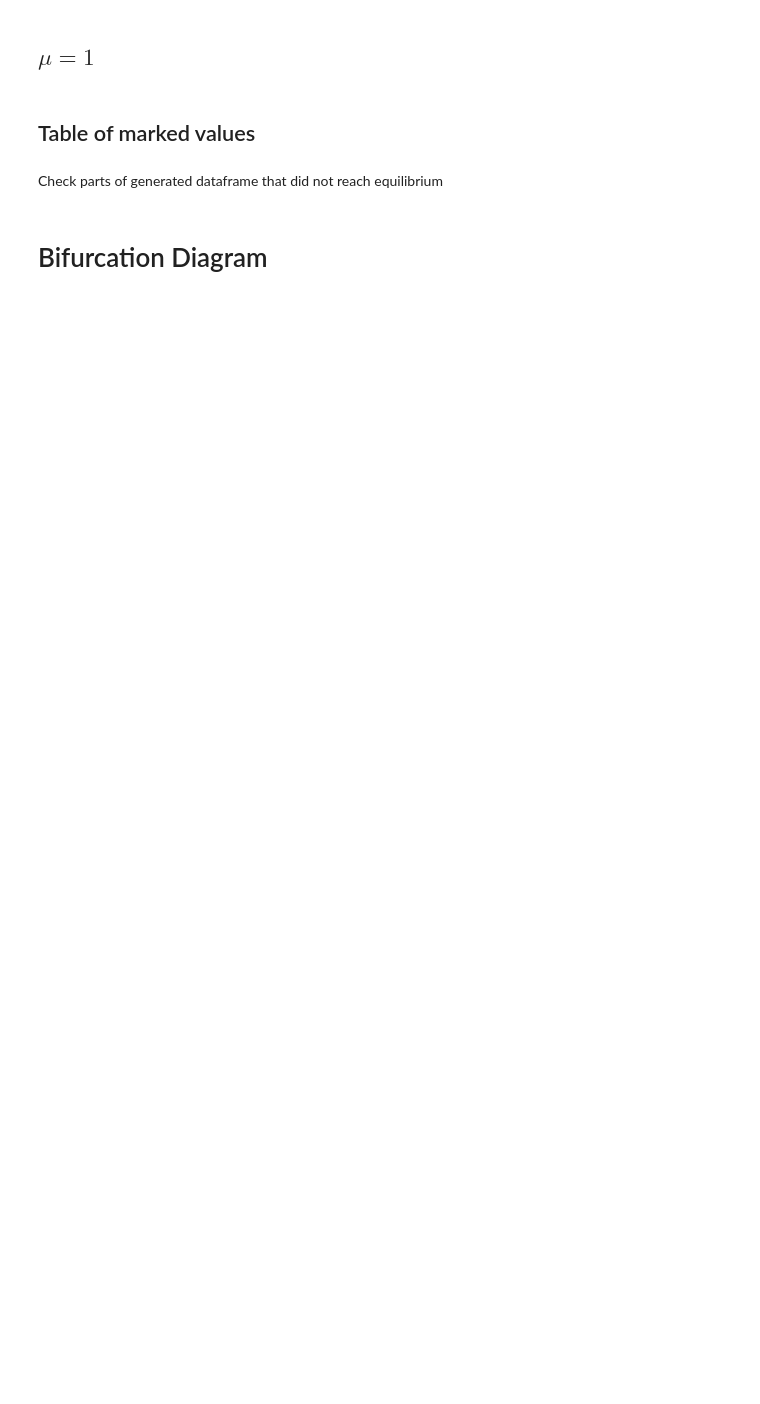
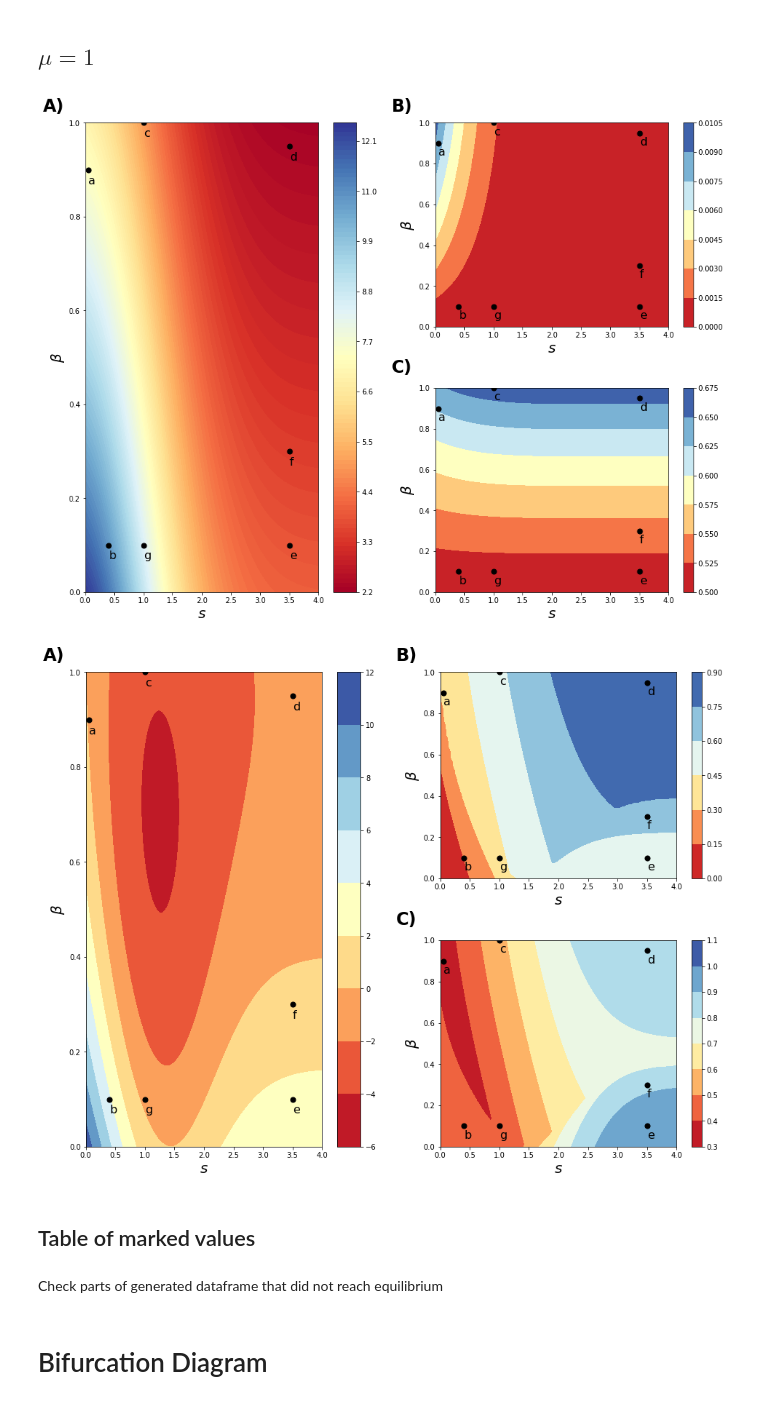
Before and after one commit to taliaborofsky/SocialLearning_Payoff, a Jupyter notebook: PO_Trajectories.ipynb, the cells around one changed output. Drawn from its saved outputs; the diff is of its cells as text; code cells hidden in the pictures; blank space fills up the shorter version.

```diff
--- a/PO_Trajectories.ipynb
+++ b/PO_Trajectories.ipynb
@@ -147,8 +145,8 @@ def make_eigval_plots(betavals,svals, mu):
     W = 1 + pc +2*r1*L
 
     # lambda 1
-    a1 = -R
-    b1 = 1
+    a1 = -W*R
+    b1 = W
     c1 = 2*L*r1*u1*beta - L*r1*beta
     discrim1 = b1**2 - 4*a1*c1
     lam1_minus = (-b1 + np.lib.scimath.sqrt(discrim1))/(2*a1) # this is the smaller one because a1 < 0
@@ -159,11 +157,10 @@ def make_eigval_plots(betavals,svals, mu):
     # lambda 2
     a2 = -2*R*W*u1
     b2 = 2*W*u1 + K*R**2
-    c2 = -K*R - 2*L*W*r1*u1*beta
+    c2 = -K*R - 2*L*r1*u1*beta
     discrim2 = b2**2 - 4*a2*c2
     lam2_minus = (-b2 + np.lib.scimath.sqrt(discrim2))/(2*a2) # this is the smaller one because a1 < 0
     lam2_plus= (-b2 - np.lib.scimath.sqrt(discrim2))/(2*a2)
-
 
 
 
@@ -186,8 +183,8 @@ def plot_pts(sscatter,bscatter,fig1,axes1,fig2,axes2):
                 else:
                     ax.annotate(label, xy=(sscatter[i], bscatter[i]-0.06),fontsize=16)
 
-    scatter_label(axes1,sscatter1,bscatter1,annotations)
-    scatter_label(axes2,sscatter1,bscatter1,annotations)
+    scatter_label(axes1,sscatter,bscatter,annotations)
+    scatter_label(axes2,sscatter,bscatter,annotations)
 
 
     return(fig1,fig2)
@@ -242,16 +244,15 @@ fig2.savefig('Figures/eigval2_mu_0',bbox_inches = 'tight')
 # %%
 muval = 1
 fig1,axes1, fig2,axes2, eig1data,eig2data = make_eigval_plots(betavals,svals, muval)
 
 sscatter4 = [0.6, 0.03, 0.03, 3.5, 3.5, 0.03]
 bscatter4 = [0.6, 0.01, 0.3, 0.8, 0.09, 0.18]
 fig1, fig2 = plot_pts(sscatter2,bscatter2,fig1,axes1,fig2,axes2)
 fig1.savefig('Figures/eigval1_mu_1',bbox_inches = 'tight')
 fig2.savefig('Figures/eigval2_mu_1',bbox_inches = 'tight')
-t4 = display_checked_data(sscatter, bscatter,muval)
-
-print(t.to_latex(index=False,
-                 float_format =lambda x: format_tab(x)))
+# %% [output]
+[figure, added]
+[figure, added]
 # %% [markdown]
 ## Table of marked values
 # %%
```
Also changed, not shown: parts of 14 cells of this notebook, 15 other files.
